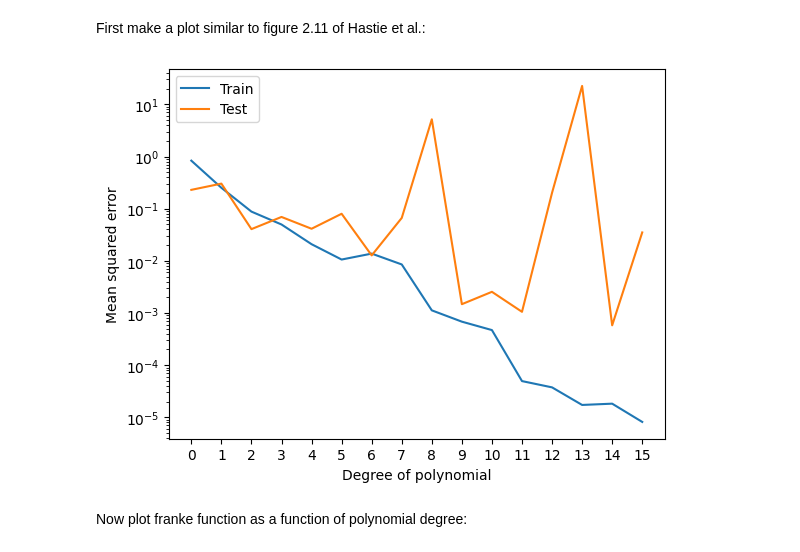
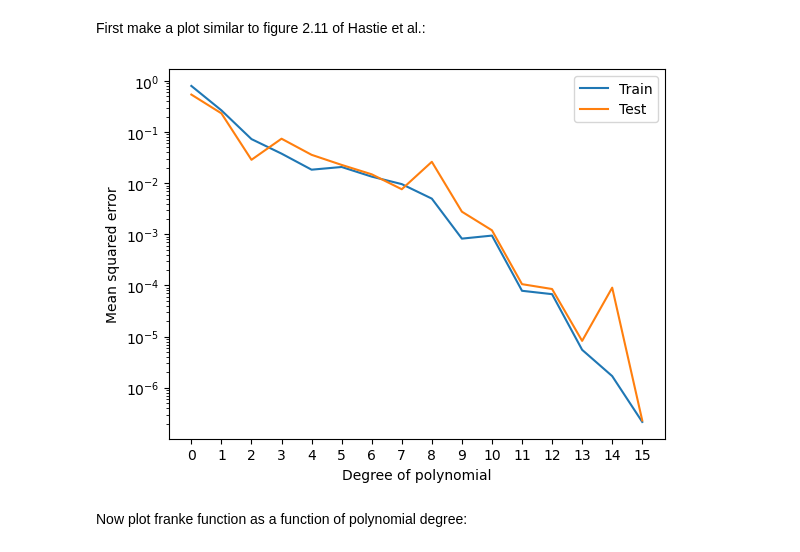
Before and after one commit to LassePladsen/FYS-STK3155-projects, a Jupyter notebook: project1/source_code/part_e_bias_variance_OLS.ipynb, the cells around one changed output. Drawn from its saved outputs; the diff is of its cells as text; code cells hidden in the pictures.

```diff
--- a/project1/source_code/part_e_bias_variance_OLS.ipynb
+++ b/project1/source_code/part_e_bias_variance_OLS.ipynb
@@ -65,11 +65,11 @@ if not FIGURES_DIR.exists():
 First make a plot similar to figure 2.11 of Hastie et al.:
 # %%
 # Create data set
-n = 20
+n = 100
 x = np.linspace(-3, 3, n).reshape(-1, 1)
 np.random.seed(RNG_SEED)
 noise = np.random.normal(0, 0.01, x.shape)
-y = np.exp(-x**2) + 1.5 * np.exp(-(x-2)**2) + noise
+y = np.exp(-x**2) + 1.5 * np.exp(-(x-2)**2) #+ noise
 
 maxdegree = 16
 degrees = np.arange(maxdegree)
@@ -78,34 +78,34 @@ test_mse = np.empty_like(train_mse)
 
 # Create design matrix
 X = np.zeros((n, maxdegree))
 for degree in degrees:
     X[:, degree] = x[:, 0]**degree
 
 # Then loop over the degrees again to do the mean error calculations
 for degree in degrees:
     # Split into training and test data
     X_train, X_test, y_train, y_test = train_test_split(X[:, :degree], y, test_size=0.2)
 
     # OLS regression
     beta = np.linalg.inv(X_train.T @ X_train) @ X_train.T @ y_train
     y_tilde = X_train @ beta
     y_predict = X_test @ beta
 
     # Store MSE vals
     train_mse[degree] = MSE(y_train, y_tilde)
     test_mse[degree] = MSE(y_test, y_predict)
 
 # Plotting
 plt.plot(degrees, train_mse, label="Train")
 plt.plot(degrees, test_mse, label="Test")
 plt.legend()
 plt.xlabel("Degree of polynomial")
 plt.ylabel("Mean squared error")
 plt.yscale("log")
 plt.xticks(degrees)
 plt.savefig(FIGURES_DIR / "part_e_bias_variance_hastie.png")
 # %% [output]
-[figure, old version]
+[figure, new version]
 # %% [markdown]
 Now plot franke function as a function of polynomial degree:
 # %%
```
Also changed, not shown: 4 other files.
